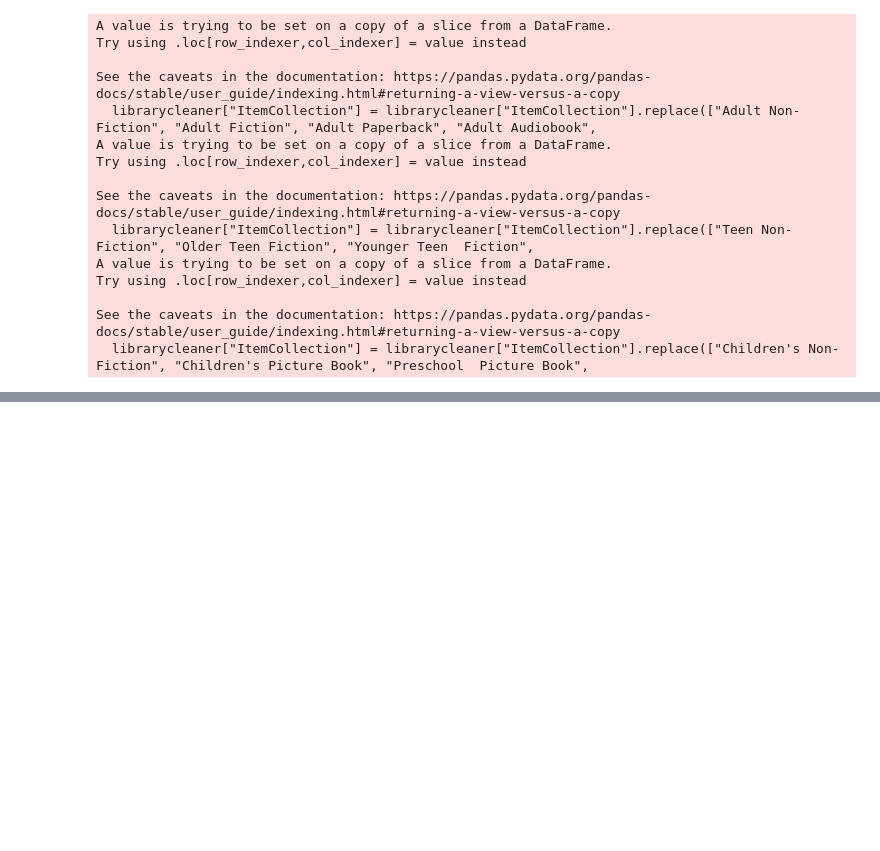
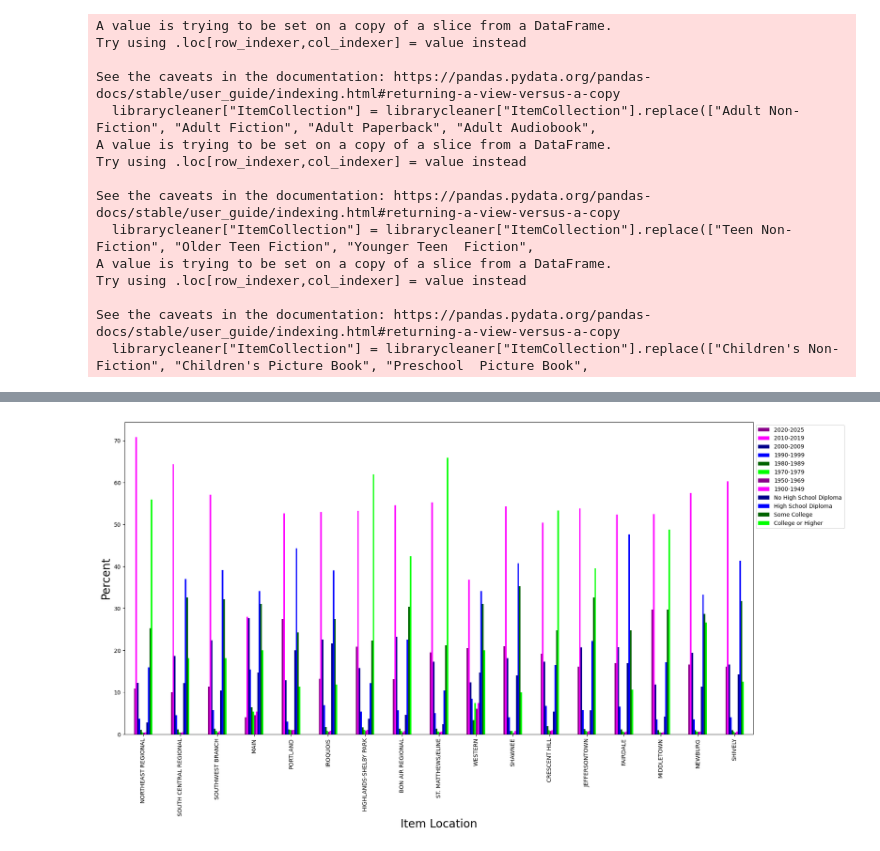
Before and after one commit to NicholasJCampbell/library_comparisons, a Jupyter notebook: library_newness.ipynb, the cells around one changed output, grey strips where cells are left out. Cells and saved outputs as stored; diff of their text form; code cells hidden in the pictures; blank space fills up the shorter version.

Commit message:
added notes in ipynb and new visualizations

```diff
--- a/library_newness.ipynb
+++ b/library_newness.ipynb
@@ -123,6 +132,8 @@ shively = library_by_year1.loc[library_by_year1['ItemLocation'] == 'SHIVELY']
 # %%
 
 def year_divisions(x):
+    """This function seperates publications into year segments for each library
+    the segments increase in size as they go back in time, pre-1900 is omitted"""
     x_1 = x[x['PublicationYear'].isin([2020, 2021, 2022, 2023, 2024, 2025])]
     x['2020-2025'] = x_1['Percent'].sum()
     x_2 = x[x['PublicationYear'].isin([2010, 2011, 2012, 2013, 2014, 2015, 2016, 2017, 2018, 2019])]
@@ -960,0 +902,11 @@ library_yearly
+# %%
+# basic visualization of the data from both datasets
+# lighter color columns for population, darker for library collection
+colors = ['darkmagenta', 'magenta', 'darkblue', 'blue', 'darkgreen', 'lime']
+ed_and_new.plot(x='ItemLocation', kind="bar", color=colors, figsize=(20, 10))
+plt.legend(bbox_to_anchor=(1.0, 1.0))
+plt.xlabel('Item Location', size = 20)
+plt.ylabel('Percent', size = 20)
+plt.show()
+# %% [output]
+[figure, added]
```
Also changed, not shown: parts of 18 cells of this notebook, 1 other file.
